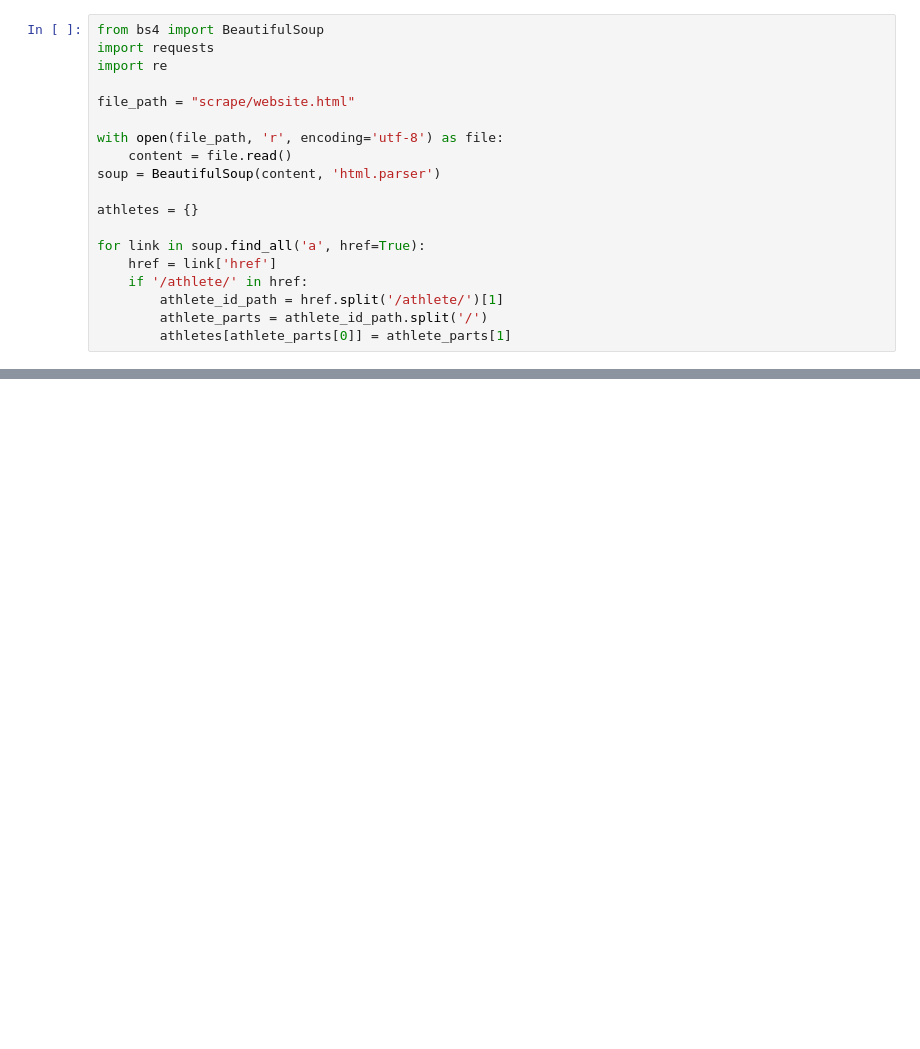
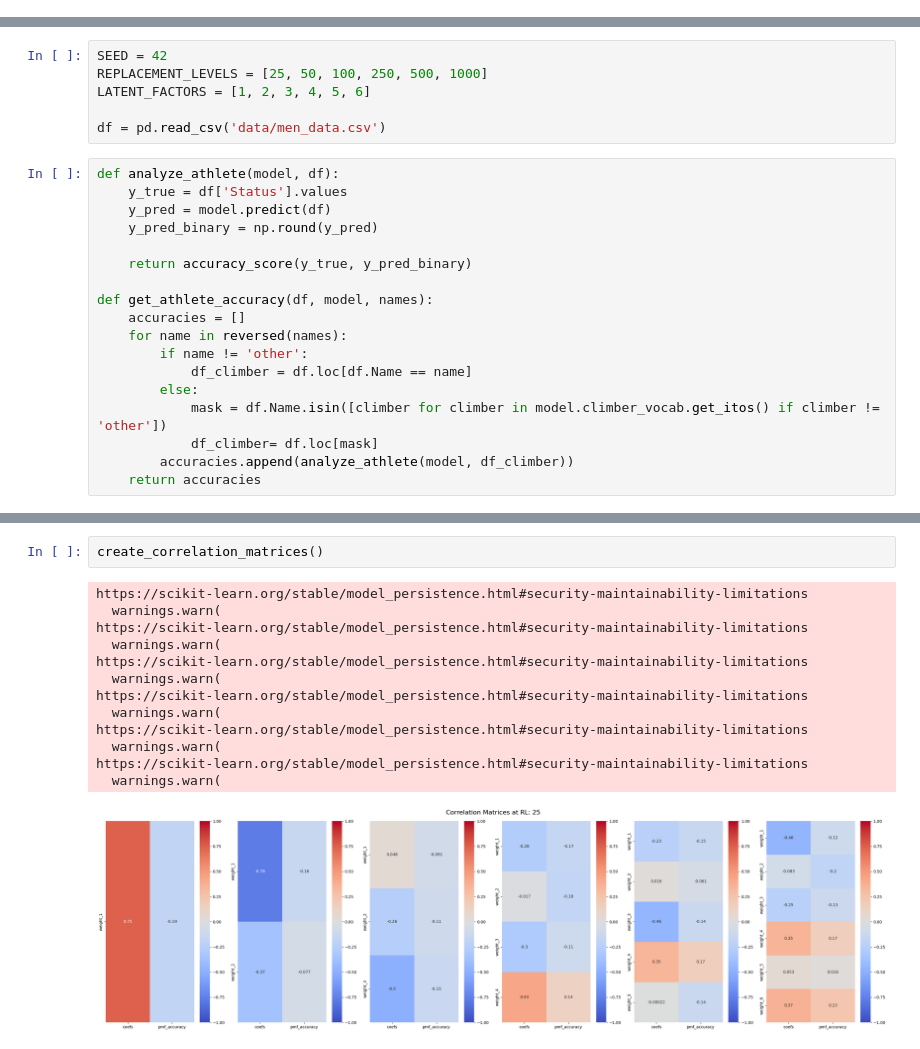
Before and after one commit to baronet2/boulder2vec, a Jupyter notebook: embeddings.ipynb, the cells around one changed output, grey strips where cells are left out. Saved outputs shown, nothing was run; the diff lists cells and outputs as text; blank space fills up the shorter version.

Commit message:
added embeddings.ipynb: Height, Weight, LR Climber Acc incomplete

```diff
--- a/embeddings.ipynb
+++ b/embeddings.ipynb
@@ -155,19 +23,0 @@ full
-# %%
-from bs4 import BeautifulSoup
-import requests
-import re
-
-file_path = "scrape/website.html"
-
-with open(file_path, 'r', encoding='utf-8') as file:
-    content = file.read()
-soup = BeautifulSoup(content, 'html.parser')
-
-athletes = {}
-
-for link in soup.find_all('a', href=True):
-    href = link['href']
-    if '/athlete/' in href:
-        athlete_id_path = href.split('/athlete/')[1]
-        athlete_parts = athlete_id_path.split('/')
-        athletes[athlete_parts[0]] = athlete_parts[1]
@@ -220,0 +24,24 @@ KeyboardInterrupt:
+# %%
+SEED = 42
+REPLACEMENT_LEVELS = [25, 50, 100, 250, 500, 1000]
+LATENT_FACTORS = [1, 2, 3, 4, 5, 6]
+
+df = pd.read_csv('data/men_data.csv')
+# %%
+def analyze_athlete(model, df):
+    y_true = df['Status'].values
+    y_pred = model.predict(df)
+    y_pred_binary = np.round(y_pred)
+
+    return accuracy_score(y_true, y_pred_binary)
+
+def get_athlete_accuracy(df, model, names):
+    accuracies = []
+    for name in reversed(names):
+        if name != 'other':
+            df_climber = df.loc[df.Name == name]
+        else:
+            mask = df.Name.isin([climber for climber in model.climber_vocab.get_itos() if climber != 'other'])
+            df_climber= df.loc[mask]
+        accuracies.append(analyze_athlete(model, df_climber))
+    return accuracies
@@ -220,0 +95,16 @@ KeyboardInterrupt:
+# %%
+create_correlation_matrices()
+# %% [output]
+https://scikit-learn.org/stable/model_persistence.html#security-maintainability-limitations
+  warnings.warn(
+https://scikit-learn.org/stable/model_persistence.html#security-maintainability-limitations
+  warnings.warn(
+https://scikit-learn.org/stable/model_persistence.html#security-maintainability-limitations
+  warnings.warn(
+https://scikit-learn.org/stable/model_persistence.html#security-maintainability-limitations
+  warnings.warn(
+https://scikit-learn.org/stable/model_persistence.html#security-maintainability-limitations
+  warnings.warn(
+https://scikit-learn.org/stable/model_persistence.html#security-maintainability-limitations
+  warnings.warn(
+[figure, added]
```
Also changed, not shown: parts of 15 cells of this notebook, 8 other files.
